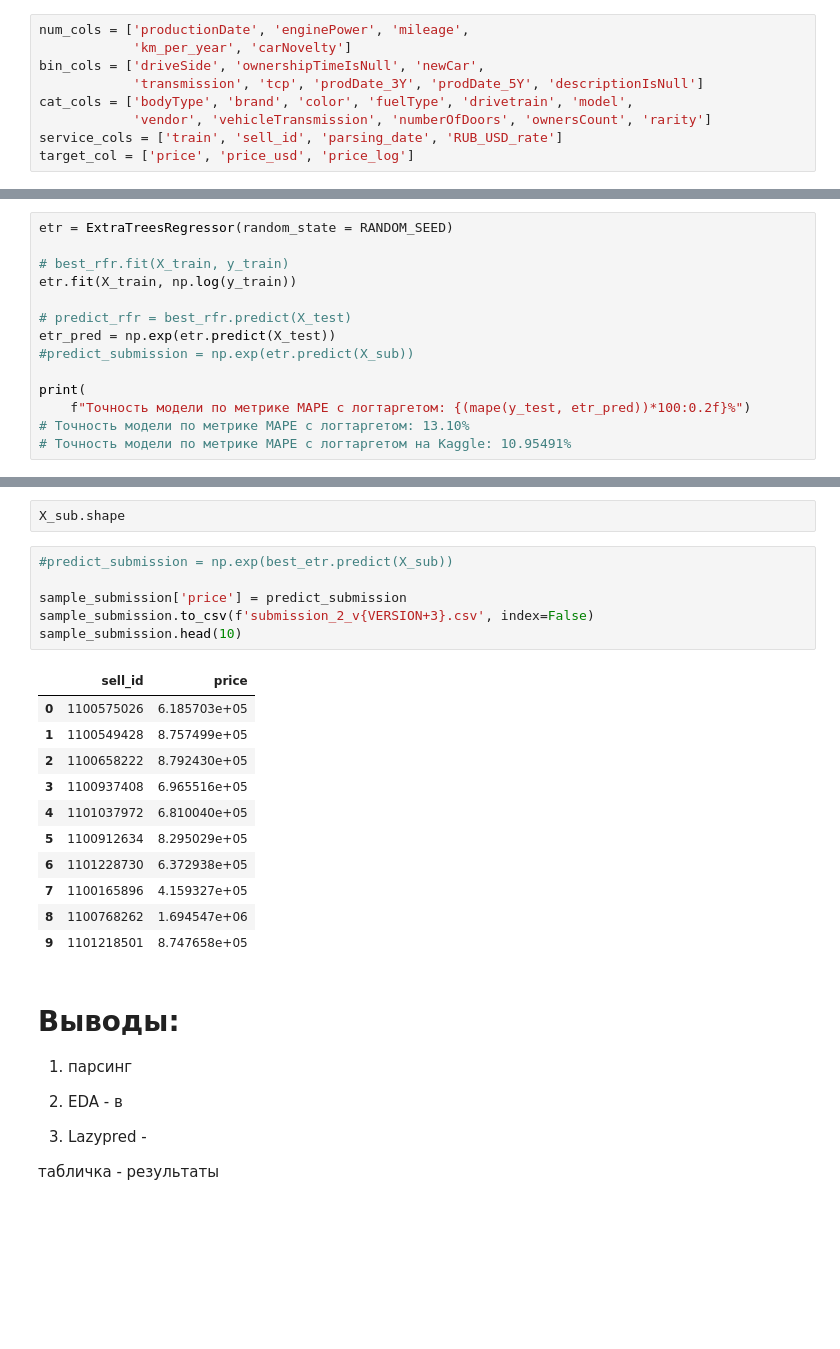
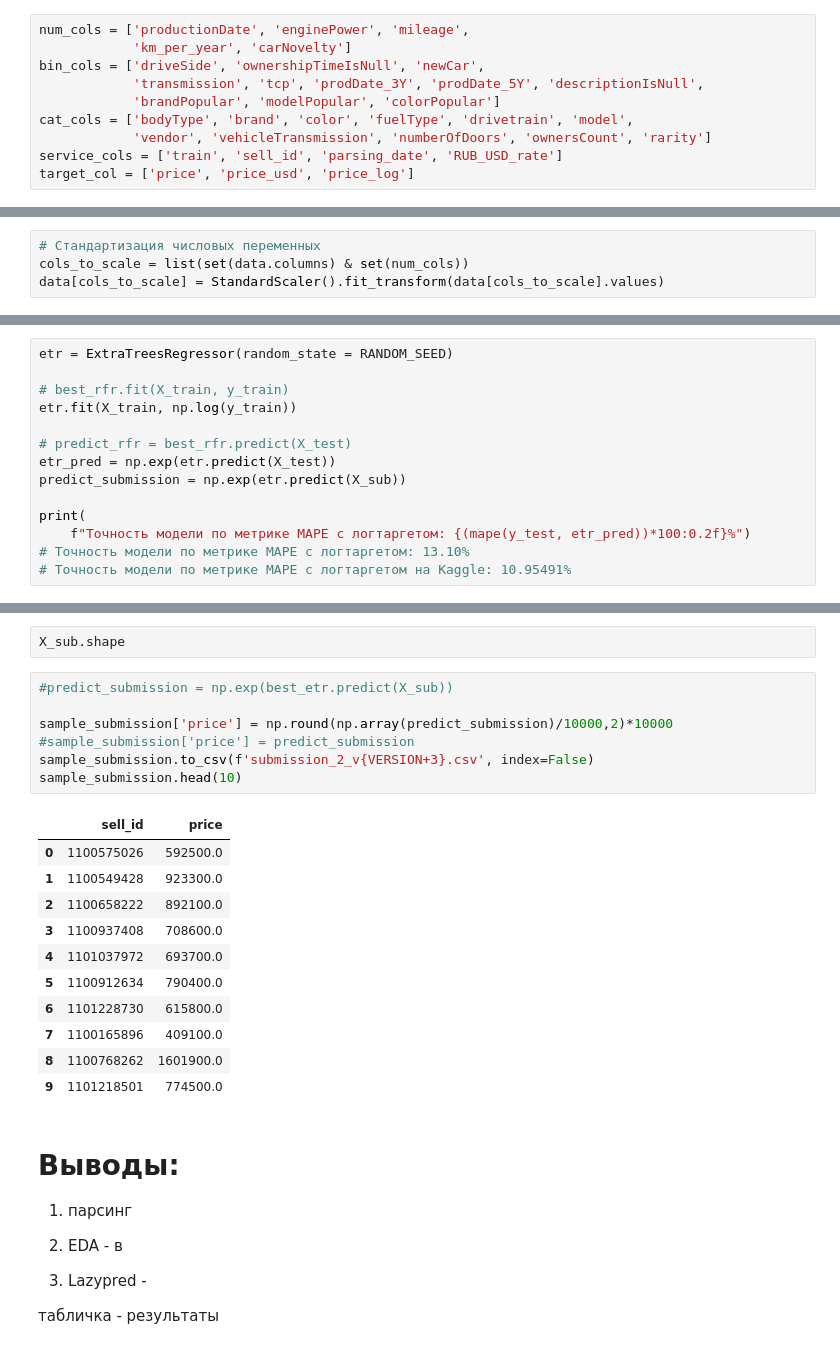
Before and after one commit to LudmilaGR/SF_DSPR_28_Gil, a Jupyter notebook: module_6/[SF-DST Car Price Prediction] Modelling DSPR-28 .ipynb, the cells around one changed output, grey strips where cells are left out. Drawn from its saved outputs; the diff is of its cells as text; blank space fills up the shorter version.

```diff
--- a/module_6/[SF-DST Car Price Prediction] Modelling DSPR-28 .ipynb
+++ b/module_6/[SF-DST Car Price Prediction] Modelling DSPR-28 .ipynb
@@ -79,7 +95,8 @@ memory usage: 31.5 MB
 num_cols = ['productionDate', 'enginePower', 'mileage',
             'km_per_year', 'carNovelty']
 bin_cols = ['driveSide', 'ownershipTimeIsNull', 'newCar',
-            'transmission', 'tcp', 'prodDate_3Y', 'prodDate_5Y', 'descriptionIsNull']
+            'transmission', 'tcp', 'prodDate_3Y', 'prodDate_5Y', 'descriptionIsNull',
+            'brandPopular', 'modelPopular', 'colorPopular']
 cat_cols = ['bodyType', 'brand', 'color', 'fuelType', 'drivetrain', 'model',
             'vendor', 'vehicleTransmission', 'numberOfDoors', 'ownersCount', 'rarity']
 service_cols = ['train', 'sell_id', 'parsing_date', 'RUB_USD_rate']
@@ -225,5 +267,9 @@ KeyError: "['parsing_date'] not found in axis"
 # %% [markdown]
 ####   Выделим тестовую и тренировочную части
+# %%
+# Стандартизация числовых переменных
+cols_to_scale = list(set(data.columns) & set(num_cols))
+data[cols_to_scale] = StandardScaler().fit_transform(data[cols_to_scale].values)
 # %%
 # price
 X = data.query('train == 1').drop(
@@ -594,7 +620,7 @@ etr.fit(X_train, np.log(y_train))
 
 # predict_rfr = best_rfr.predict(X_test)
 etr_pred = np.exp(etr.predict(X_test))
-#predict_submission = np.exp(etr.predict(X_sub))
+predict_submission = np.exp(etr.predict(X_sub))
 
 print(
     f"Точность модели по метрике MAPE с логтаргетом: {(mape(y_test, etr_pred))*100:0.2f}%")
@@ -1009,21 +924,22 @@ X_sub.shape
 # %%
 #predict_submission = np.exp(best_etr.predict(X_sub))
 
-sample_submission['price'] = predict_submission
+sample_submission['price'] = np.round(np.array(predict_submission)/10000,2)*10000
+#sample_submission['price'] = predict_submission
 sample_submission.to_csv(f'submission_2_v{VERSION+3}.csv', index=False)
 sample_submission.head(10)
 # %% [output]
 |  | sell_id | price |
-| 0 | 1100575026 | 6.185703e+05 |
-| 1 | 1100549428 | 8.757499e+05 |
-| 2 | 1100658222 | 8.792430e+05 |
-| 3 | 1100937408 | 6.965516e+05 |
-| 4 | 1101037972 | 6.810040e+05 |
-| 5 | 1100912634 | 8.295029e+05 |
-| 6 | 1101228730 | 6.372938e+05 |
-| 7 | 1100165896 | 4.159327e+05 |
-| 8 | 1100768262 | 1.694547e+06 |
-| 9 | 1101218501 | 8.747658e+05 |
+| 0 | 1100575026 | 592500.0 |
+| 1 | 1100549428 | 923300.0 |
+| 2 | 1100658222 | 892100.0 |
+| 3 | 1100937408 | 708600.0 |
+| 4 | 1101037972 | 693700.0 |
+| 5 | 1100912634 | 790400.0 |
+| 6 | 1101228730 | 615800.0 |
+| 7 | 1100165896 | 409100.0 |
+| 8 | 1100768262 | 1601900.0 |
+| 9 | 1101218501 | 774500.0 |
 # %% [markdown]
 #  Выводы:
 
```
Also changed, not shown: parts of 43 cells of this notebook, 2 other files.
